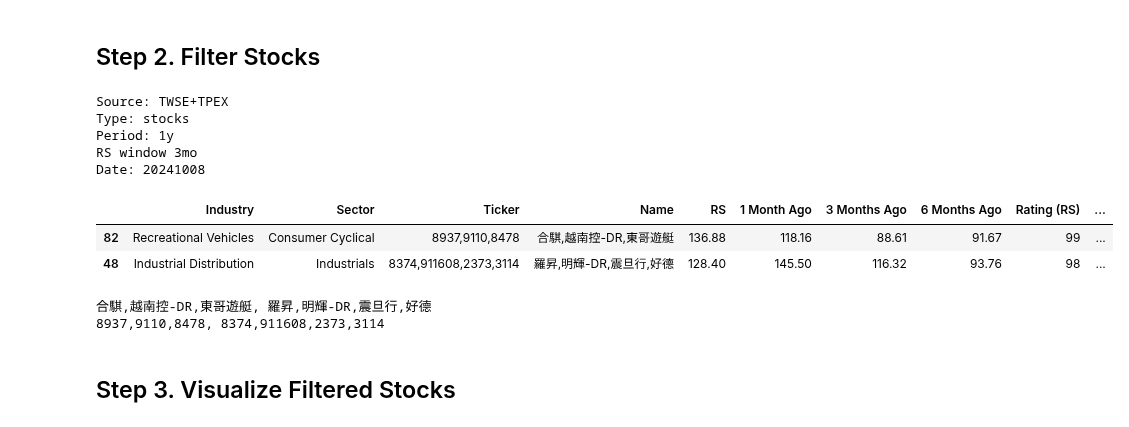
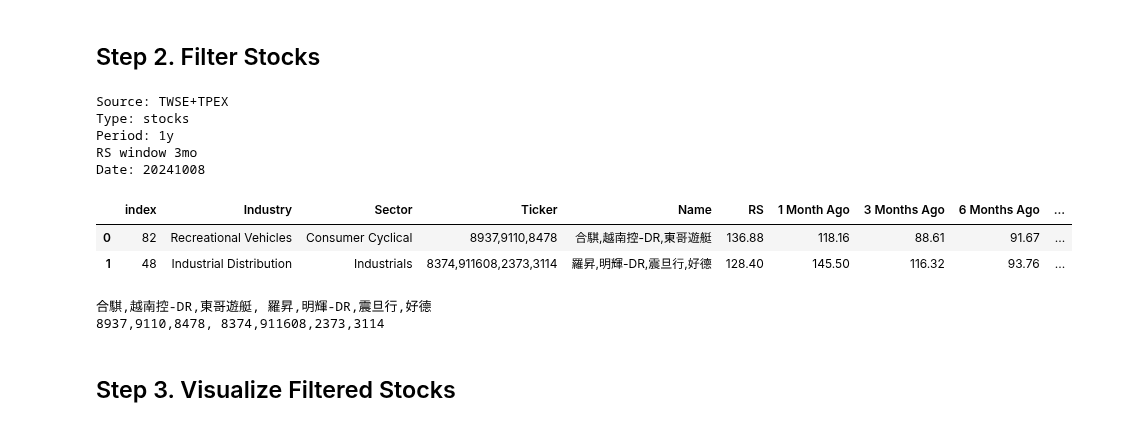
Before and after one commit to yorkjong/stock-reports, a Jupyter notebook: notebooks/ibd_reports.ipynb, the cells around one changed output. Cells and saved outputs as stored; diff of their text form; code cells hidden in the pictures.

Commit message:
feat: Refine Filter 4. Groupby "Industry"
- Applied .reset_index() after sorting for better readability
- Applied rating_columns when calling append_ratings function

```diff
--- a/notebooks/ibd_reports.ipynb
+++ b/notebooks/ibd_reports.ipynb
@@ -581,38 +581,39 @@ rs_win = rs_win.replace('ibd', '')
 date = date.replace('.csv', '')
 print(f"Source: {source}\nType: {kind}\nPeriod: {period}\nRS window {rs_win}\nDate: {date}")
 
 stock_df = github.download_csv(selected_file)
 
 # Filter out rows with NaN in the 'Ticker' column
 #stock_df = stock_df[stock_df['Ticker'].notna()]
 
 rs_columns = ['RS',
               '1 Month Ago', '3 Months Ago', '6 Months Ago']
 if 'Name' in stock_df.columns:
     columns = ['Sector', 'Ticker', 'Name'] + rs_columns
 else:
     columns = ['Sector', 'Ticker'] + rs_columns
 df = groupby_industry(stock_df, columns, key='RS')
 
-df = df.sort_values(by='RS', ascending=False)
-df = append_ratings(df, rs_columns)
+df = df.sort_values(by='RS', ascending=False).reset_index()
+rating_columns = ['Rating (RS)', 'Rating (1M)', 'Rating (3M)', 'Rating (6M)']
+df = append_ratings(df, rs_columns, rating_columns)
 
 cond = eval('+'.join([f"cond{i}" for i in range(NUM_CONDS)]))
 df = df[eval(cond)]
 df_top_f4 = df.head(num_items)
 display(df_top_f4)
 
 print_column(df_top_f4, 'Name')
 print_column(df_top_f4, 'Ticker')
 # %% [output]
 Source: TWSE+TPEX
 Type: stocks
 Period: 1y
 RS window 3mo
 Date: 20241008
-|  | Industry | Sector | Ticker | Name | RS | 1 Month Ago | 3 Months Ago | 6 Months Ago | Rating (RS) | ... |
-| 82 | Recreational Vehicles | Consumer Cyclical | 8937,9110,8478 | 合騏,越南控-DR,東哥遊艇 | 136.88 | 118.16 | 88.61 | 91.67 | 99 | ... |
-| 48 | Industrial Distribution | Industrials | 8374,911608,2373,3114 | 羅昇,明輝-DR,震旦行,好德 | 128.40 | 145.50 | 116.32 | 93.76 | 98 | ... |
+|  | index | Industry | Sector | Ticker | Name | RS | 1 Month Ago | 3 Months Ago | 6 Months Ago | ... |
+| 0 | 82 | Recreational Vehicles | Consumer Cyclical | 8937,9110,8478 | 合騏,越南控-DR,東哥遊艇 | 136.88 | 118.16 | 88.61 | 91.67 | ... |
+| 1 | 48 | Industrial Distribution | Industrials | 8374,911608,2373,3114 | 羅昇,明輝-DR,震旦行,好德 | 128.40 | 145.50 | 116.32 | 93.76 | ... |
 合騏,越南控-DR,東哥遊艇, 羅昇,明輝-DR,震旦行,好德
 8937,9110,8478, 8374,911608,2373,3114
 # %% [markdown]
```
